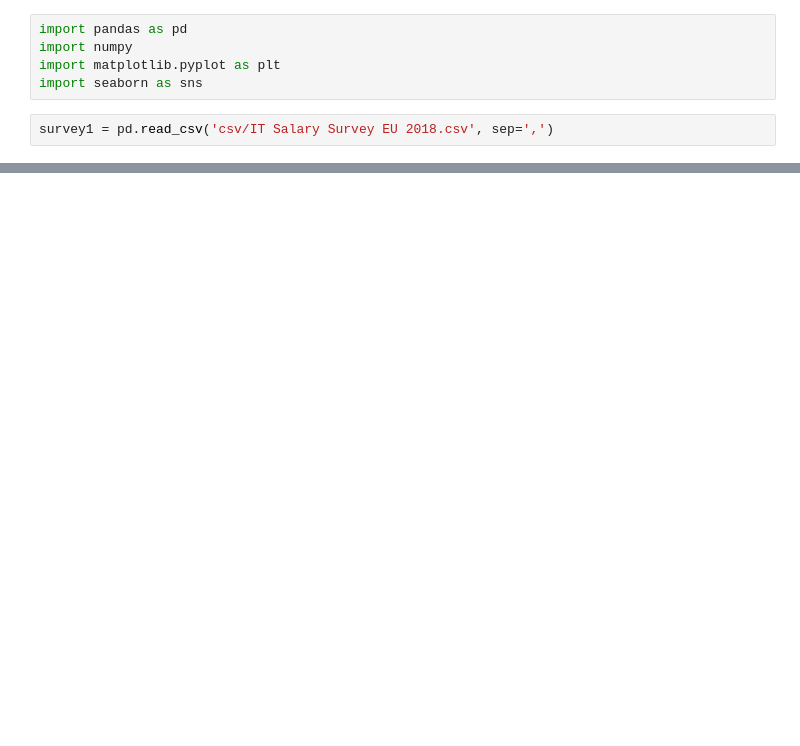
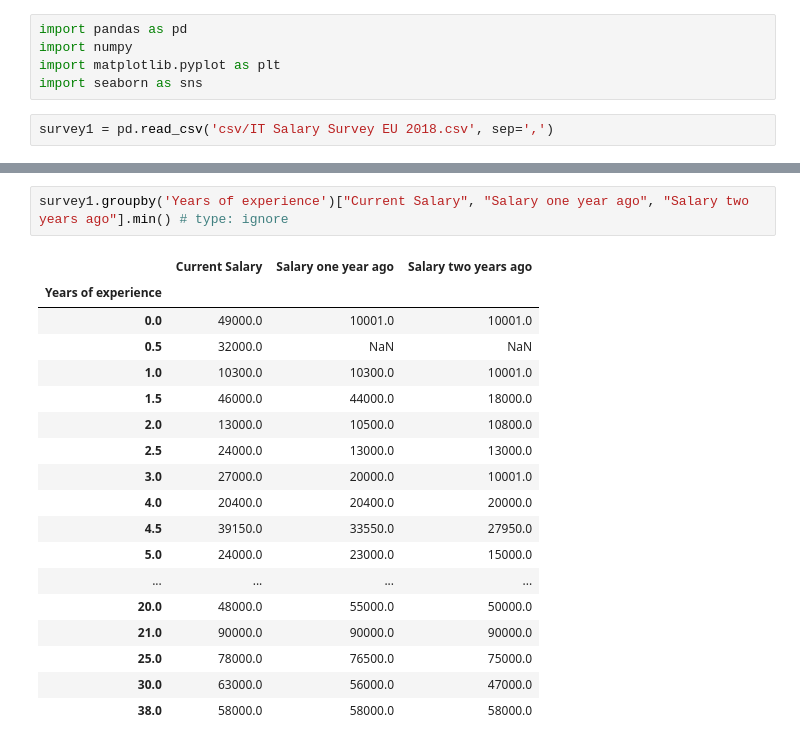
Before and after one commit to whoisorioki/data-career_bootcamp, a Jupyter notebook: Week 1/Salary Survey/analysis1.ipynb, the cells around one changed output, grey strips where cells are left out. Saved outputs shown, nothing was run; the diff lists cells and outputs as text; blank space fills up the shorter version.

```diff
--- a/Week 1/Salary Survey/analysis1.ipynb
+++ b/Week 1/Salary Survey/analysis1.ipynb
@@ -17,0 +106,21 @@ survey1.corr()
+# %%
+survey1.groupby('Years of experience')["Current Salary", "Salary one year ago", "Salary two years ago"].min() # type: ignore
+# %% [output]
+|  | Current Salary | Salary one year ago | Salary two years ago |
+| Years of experience |  |  |  |
+| 0.0 | 49000.0 | 10001.0 | 10001.0 |
+| 0.5 | 32000.0 | NaN | NaN |
+| 1.0 | 10300.0 | 10300.0 | 10001.0 |
+| 1.5 | 46000.0 | 44000.0 | 18000.0 |
+| 2.0 | 13000.0 | 10500.0 | 10800.0 |
+| 2.5 | 24000.0 | 13000.0 | 13000.0 |
+| 3.0 | 27000.0 | 20000.0 | 10001.0 |
+| 4.0 | 20400.0 | 20400.0 | 20000.0 |
+| 4.5 | 39150.0 | 33550.0 | 27950.0 |
+| 5.0 | 24000.0 | 23000.0 | 15000.0 |
+| ... | ... | ... | ... |
+| 20.0 | 48000.0 | 55000.0 | 50000.0 |
+| 21.0 | 90000.0 | 90000.0 | 90000.0 |
+| 25.0 | 78000.0 | 76500.0 | 75000.0 |
+| 30.0 | 63000.0 | 56000.0 | 47000.0 |
+| 38.0 | 58000.0 | 58000.0 | 58000.0 |
```
Also changed, not shown: parts of 13 cells of this notebook.
